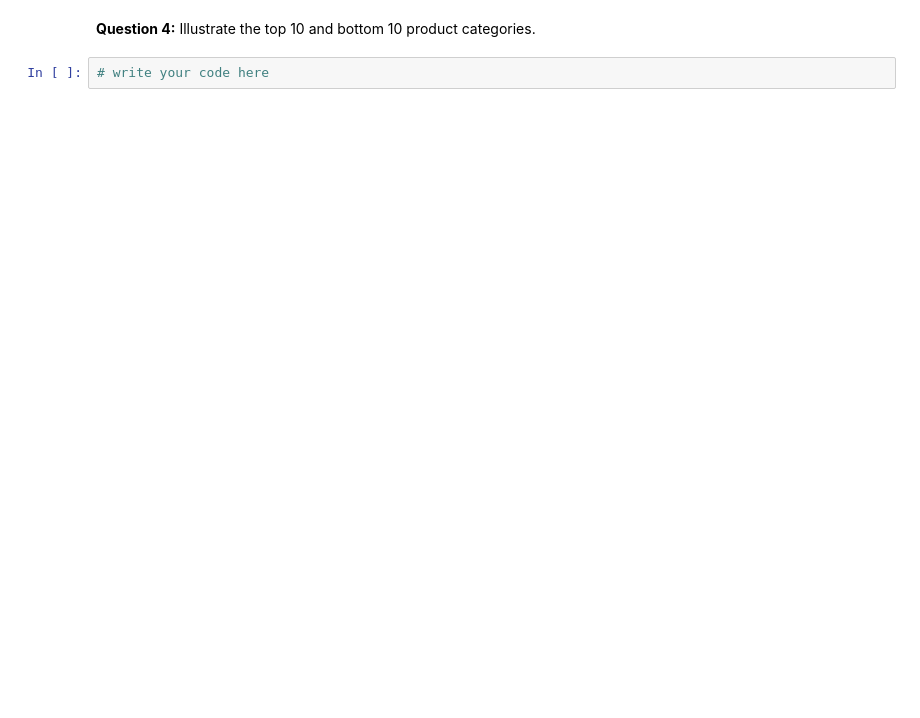
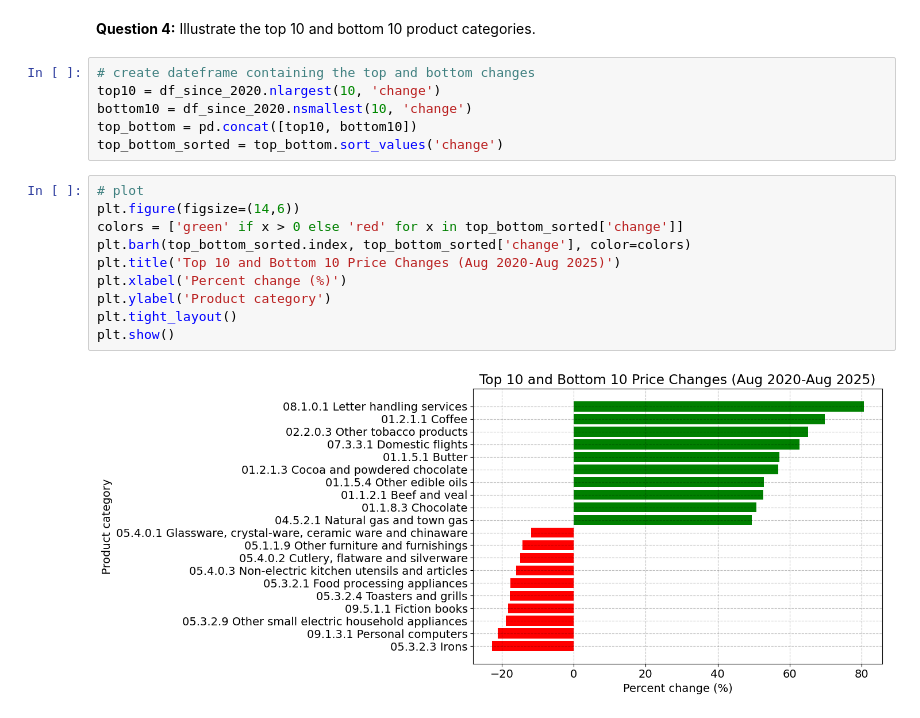
Before and after one commit to Matias-BF-Hall/ProgEcon-exclass, a Jupyter notebook: Summer2026/PS solutions/PS5.ipynb, the cells around one changed output. Saved outputs shown, nothing was run; the diff lists cells and outputs as text; blank space fills up the shorter version.

```diff
--- a/Summer2026/PS solutions/PS5.ipynb
+++ b/Summer2026/PS solutions/PS5.ipynb
@@ -470,4 +605,20 @@ categories from August 2020 to August 2025. Describe what you see.
 # %% [markdown]
 **Question 4:** Illustrate the top 10 and bottom 10 product categories.
-# %%
-# write your code here
+# %%
+# create dateframe containing the top and bottom changes
+top10 = df_since_2020.nlargest(10, 'change')
+bottom10 = df_since_2020.nsmallest(10, 'change')
+top_bottom = pd.concat([top10, bottom10])
+top_bottom_sorted = top_bottom.sort_values('change')
+# %%
+# plot
+plt.figure(figsize=(14,6))
+colors = ['green' if x > 0 else 'red' for x in top_bottom_sorted['change']]
+plt.barh(top_bottom_sorted.index, top_bottom_sorted['change'], color=colors)
+plt.title('Top 10 and Bottom 10 Price Changes (Aug 2020-Aug 2025)')
+plt.xlabel('Percent change (%)')
+plt.ylabel('Product category')
+plt.tight_layout()
+plt.show()
+# %% [output]
+[figure, added]
```
Also changed, not shown: parts of 11 cells of this notebook.
